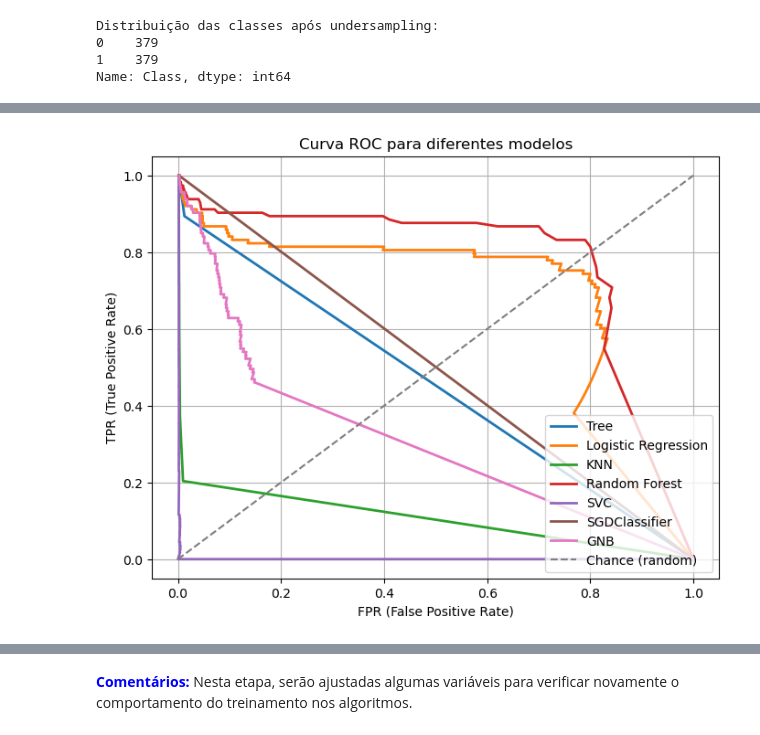
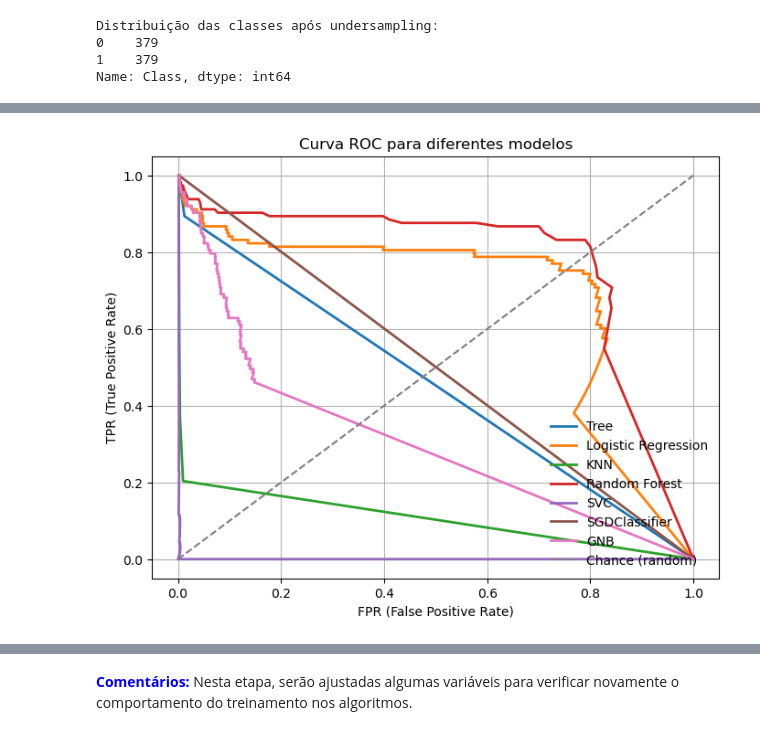
Before and after one commit to YagoCastro/DataMining-List1, a Jupyter notebook: L1P2A/L1P2A.ipynb, the cells around one changed output, grey strips where cells are left out. Drawn from its saved outputs; the diff is of its cells as text; code cells hidden in the pictures.

```diff
--- a/L1P2A/L1P2A.ipynb
+++ b/L1P2A/L1P2A.ipynb
@@ -481,33 +647,34 @@ df_resultados
 # %%
 # Criando uma figura para o gráfico
 fig, ax = plt.subplots(figsize=(8, 6))
 
 # Iterando sobre as linhas do DataFrame
 for index, row in df_resultados.iterrows():
-    modelo = index # Nome do modelo, se essa coluna existir
+    modelo = index  # Nome do modelo
     parametros_curva = row['Parametros_curva']  # Lista com FPR e TPR
 
     # Verificando se parametros_curva contém pelo menos 2 elementos: [fpr, tpr]
     if len(parametros_curva) >= 2:
-        fpr = parametros_curva[0]  # A lista de False Positive Rate
-        tpr = parametros_curva[1]  # A lista de True Positive Rate
+        fpr = parametros_curva[0]  # False Positive Rate
+        tpr = parametros_curva[1]  # True Positive Rate
 
         # Plotando a curva ROC para o modelo
         ax.plot(fpr, tpr, label=modelo, linewidth=2.0)
 
-# Adicionando a linha de chance (linha diagonal)
+# Adicionando a linha de chance
 ax.plot([0, 1], [0, 1], linestyle='--', label='Chance (random)')
 
-# Configurações do gráfico
-ax.set_xlabel('FPR (False Positive Rate)')
-ax.set_ylabel('TPR (True Positive Rate)')
-ax.set_title('Curva ROC para diferentes modelos')
-ax.legend(loc='lower right')
+# Configurações do gráfico com cor personalizada
+ax.set_xlabel('FPR (False Positive Rate)', color='black')
+ax.set_ylabel('TPR (True Positive Rate)', color='black')
+ax.set_title('Curva ROC para diferentes modelos', color='black')
+legend = ax.legend(loc='lower right', frameon=False)
+#plt.setp(legend.get_texts(), color='#d1cfd0')  # Alterando a cor do texto da legenda
 ax.grid(True)
 
 # Exibindo o gráfico
 plt.show()
 # %% [output]
-[figure, old version]
+[figure, new version]
 # %%
 df_one = df_resultados
```
Also changed, not shown: parts of 133 cells of this notebook, 13 other files.
